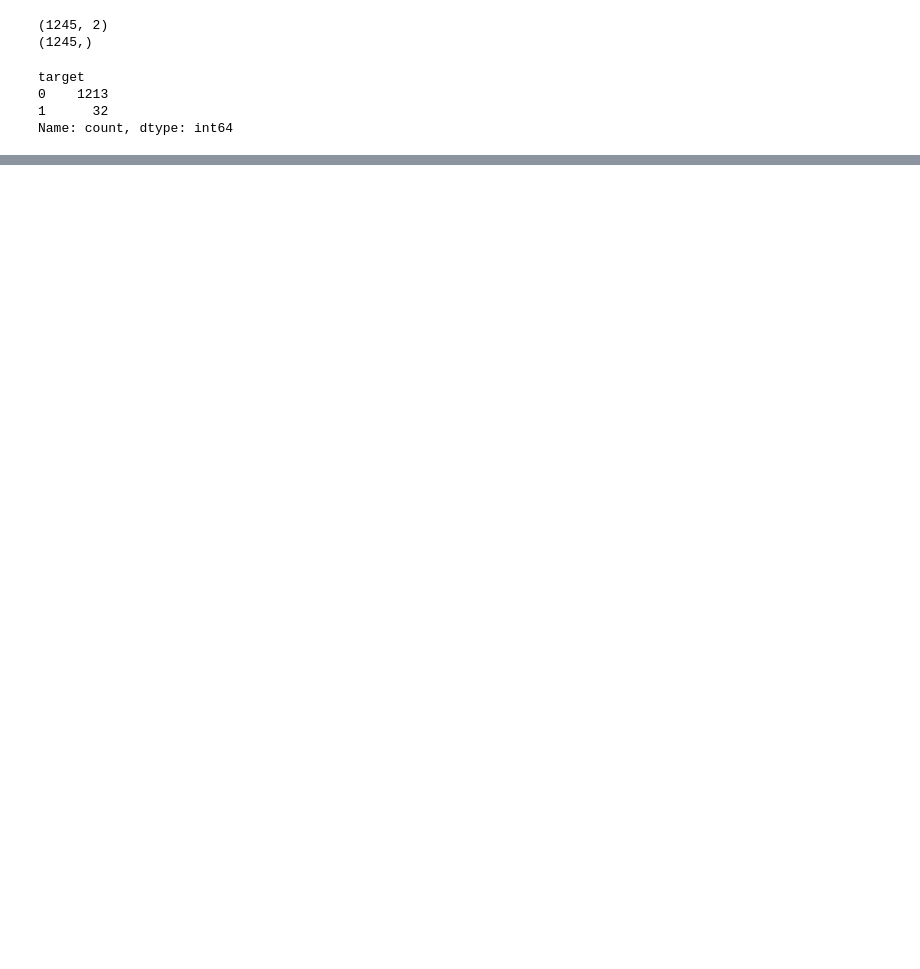
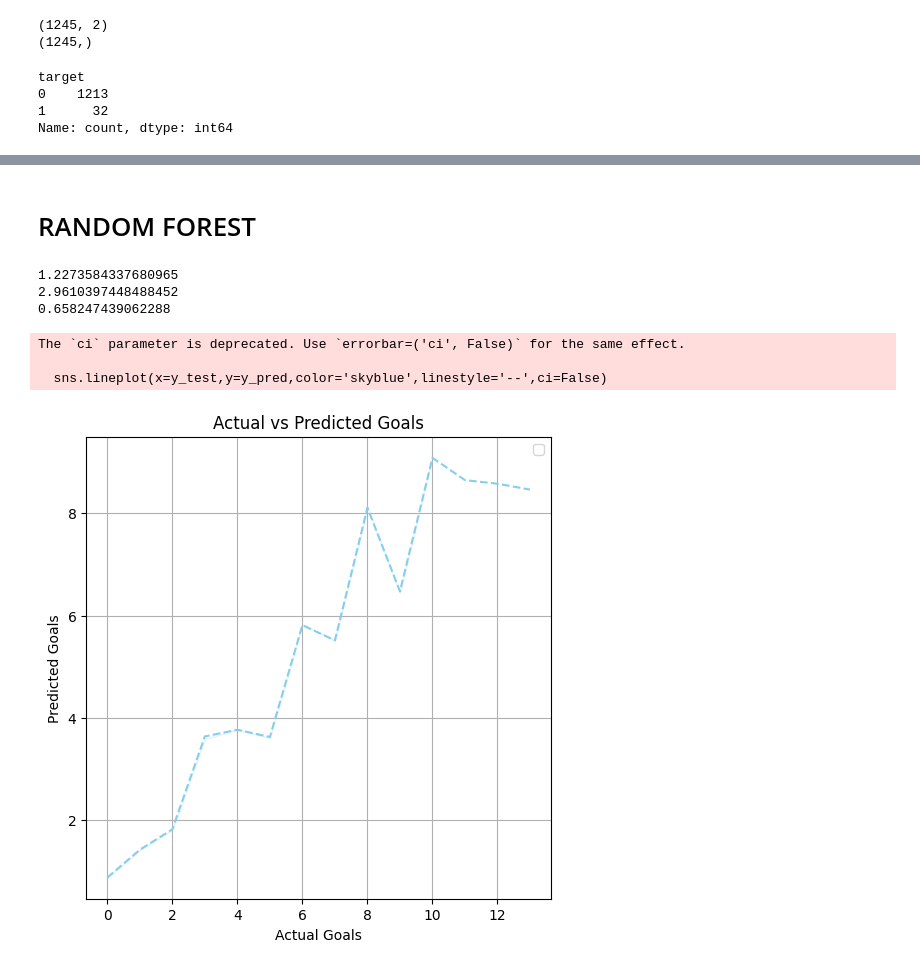
Before and after one commit to esairajesh2-droid/Machine_learning, a Jupyter notebook: practice.ipynb, the cells around one changed output, grey strips where cells are left out. Cells and saved outputs as stored; diff of their text form; code cells hidden in the pictures; blank space fills up the shorter version.

```diff
--- a/practice.ipynb
+++ b/practice.ipynb
@@ -487,0 +480,38 @@ x_train,x_test,y_train,y_test=train_test_split(x,y,test_size=0.2,random_stae=42)
+# %% [markdown]
+# RANDOM FOREST
+# %%
+from sklearn.ensemble import RandomForestRegressor
+from sklearn.metrics import mean_absolute_error,mean_squared_error,r2_score
+x=ok[['shots_on_target','shots','performance_score','expected_goals_xg']]
+y=ok['goals']
+x_train,x_test,y_train,y_test=train_test_split(x,y,test_size=0.2,random_state=42)
+model=RandomForestRegressor(n_estimators=200,max_depth=3,min_samples_leaf=1,min_samples_split=2,random_state=42)
+model.fit(x_train,y_train)
+y_pred=model.predict(x_test)
+print(mean_absolute_error(y_test,y_pred))
+print(mean_squared_error(y_test,y_pred))
+print(r2_score(y_test,y_pred))
+# %% [output]
+1.2273584337680965
+2.9610397448488452
+0.658247439062288
+# %%
+import matplotlib.pyplot as plt
+import plotly.express as px
+import seaborn as sns
+x=y_test
+y=y_pred
+plt.figure(figsize=(6,6))
+sns.lineplot(x=y_test,y=y_pred,color='skyblue',linestyle='--',ci=False)
+plt.xlabel("Actual Goals")
+plt.ylabel("Predicted Goals")
+plt.title("Actual vs Predicted Goals")
+plt.grid(True)
+plt.legend()
+
+plt.show()
+# %% [output]
+The `ci` parameter is deprecated. Use `errorbar=('ci', False)` for the same effect.
+
+  sns.lineplot(x=y_test,y=y_pred,color='skyblue',linestyle='--',ci=False)
+[figure, added]
```
Also changed, not shown: parts of 7 cells of this notebook.
